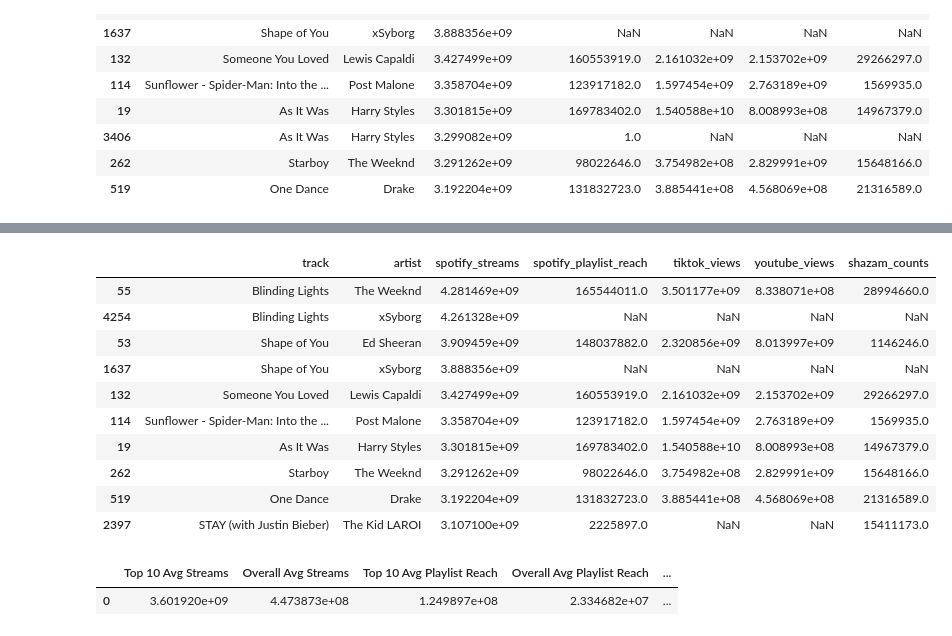
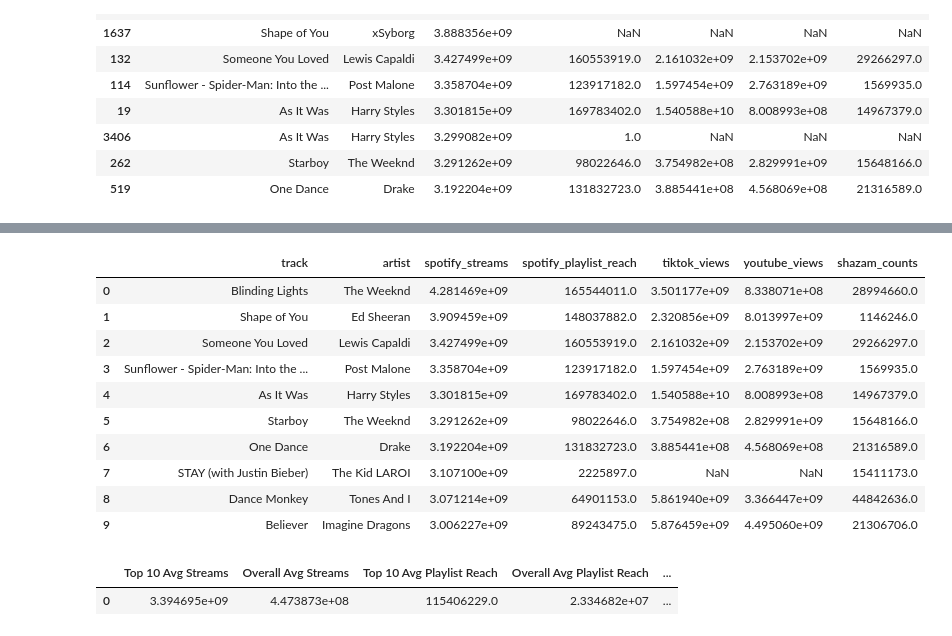
Before and after one commit to iliasprev/spotify-music-popularity-analysis, a Jupyter notebook: notebooks/02_spotify_eda.ipynb, the cells around one changed output, grey strips where cells are left out. Cells and saved outputs as stored; diff of their text form; code cells hidden in the pictures.

```diff
--- a/notebooks/02_spotify_eda.ipynb
+++ b/notebooks/02_spotify_eda.ipynb
@@ -206,42 +282,38 @@ top_10[[
 # %%
-df_unique = df.sort_values("spotify_streams", ascending=False) \
-              .drop_duplicates(subset=["track", "artist"])
+df_unique_track = (
+    df.sort_values("spotify_streams", ascending=False)
+      .drop_duplicates(subset=["track"])   # only track
+      .reset_index(drop=True)
+)
 
-top_10_unique = df_unique.head(10)
-
-top_10_unique[[
-    "track",
-    "artist",
-    "spotify_streams",
-    "spotify_playlist_reach",
-    "tiktok_views",
-    "youtube_views",
-    "shazam_counts"
+df_unique_track.head(10)[[
+    "track","artist","spotify_streams",
+    "spotify_playlist_reach","tiktok_views","youtube_views","shazam_counts"
 ]]
 # %% [output]
 |  | track | artist | spotify_streams | spotify_playlist_reach | tiktok_views | youtube_views | shazam_counts |
-| 55 | Blinding Lights | The Weeknd | 4.281469e+09 | 165544011.0 | 3.501177e+09 | 8.338071e+08 | 28994660.0 |
-| 4254 | Blinding Lights | xSyborg | 4.261328e+09 | NaN | NaN | NaN | NaN |
-| 53 | Shape of You | Ed Sheeran | 3.909459e+09 | 148037882.0 | 2.320856e+09 | 8.013997e+09 | 1146246.0 |
-| 1637 | Shape of You | xSyborg | 3.888356e+09 | NaN | NaN | NaN | NaN |
-| 132 | Someone You Loved | Lewis Capaldi | 3.427499e+09 | 160553919.0 | 2.161032e+09 | 2.153702e+09 | 29266297.0 |
-| 114 | Sunflower - Spider-Man: Into the ... | Post Malone | 3.358704e+09 | 123917182.0 | 1.597454e+09 | 2.763189e+09 | 1569935.0 |
-| 19 | As It Was | Harry Styles | 3.301815e+09 | 169783402.0 | 1.540588e+10 | 8.008993e+08 | 14967379.0 |
-| 262 | Starboy | The Weeknd | 3.291262e+09 | 98022646.0 | 3.754982e+08 | 2.829991e+09 | 15648166.0 |
-| 519 | One Dance | Drake | 3.192204e+09 | 131832723.0 | 3.885441e+08 | 4.568069e+08 | 21316589.0 |
-| 2397 | STAY (with Justin Bieber) | The Kid LAROI | 3.107100e+09 | 2225897.0 | NaN | NaN | 15411173.0 |
+| 0 | Blinding Lights | The Weeknd | 4.281469e+09 | 165544011.0 | 3.501177e+09 | 8.338071e+08 | 28994660.0 |
+| 1 | Shape of You | Ed Sheeran | 3.909459e+09 | 148037882.0 | 2.320856e+09 | 8.013997e+09 | 1146246.0 |
+| 2 | Someone You Loved | Lewis Capaldi | 3.427499e+09 | 160553919.0 | 2.161032e+09 | 2.153702e+09 | 29266297.0 |
+| 3 | Sunflower - Spider-Man: Into the ... | Post Malone | 3.358704e+09 | 123917182.0 | 1.597454e+09 | 2.763189e+09 | 1569935.0 |
+| 4 | As It Was | Harry Styles | 3.301815e+09 | 169783402.0 | 1.540588e+10 | 8.008993e+08 | 14967379.0 |
+| 5 | Starboy | The Weeknd | 3.291262e+09 | 98022646.0 | 3.754982e+08 | 2.829991e+09 | 15648166.0 |
+| 6 | One Dance | Drake | 3.192204e+09 | 131832723.0 | 3.885441e+08 | 4.568069e+08 | 21316589.0 |
+| 7 | STAY (with Justin Bieber) | The Kid LAROI | 3.107100e+09 | 2225897.0 | NaN | NaN | 15411173.0 |
+| 8 | Dance Monkey | Tones And I | 3.071214e+09 | 64901153.0 | 5.861940e+09 | 3.366447e+09 | 44842636.0 |
+| 9 | Believer | Imagine Dragons | 3.006227e+09 | 89243475.0 | 5.876459e+09 | 4.495060e+09 | 21306706.0 |
 # %%
 comparison = pd.DataFrame({
-    "Top 10 Avg Streams": [top_10_unique["spotify_streams"].mean()],
+    "Top 10 Avg Streams": [df_unique_track["spotify_streams"].head(10).mean()],
     "Overall Avg Streams": [df["spotify_streams"].mean()],
-    "Top 10 Avg Playlist Reach": [top_10_unique["spotify_playlist_reach"].mean()],
+    "Top 10 Avg Playlist Reach": [df_unique_track["spotify_playlist_reach"].head(10).mean()],
     "Overall Avg Playlist Reach": [df["spotify_playlist_reach"].mean()],
-    "Top 10 Avg TikTok Views": [top_10_unique["tiktok_views"].mean()],
+    "Top 10 Avg TikTok Views": [df_unique_track["tiktok_views"].head(10).mean()],
     "Overall Avg TikTok Views": [df["tiktok_views"].mean()]
 })
 
 comparison
 # %% [output]
 |  | Top 10 Avg Streams | Overall Avg Streams | Top 10 Avg Playlist Reach | Overall Avg Playlist Reach | ... |
-| 0 | 3.601920e+09 | 4.473873e+08 | 1.249897e+08 | 2.334682e+07 | ... |
+| 0 | 3.394695e+09 | 4.473873e+08 | 115406229.0 | 2.334682e+07 | ... |
 # %% [markdown]
```
Also changed, not shown: parts of 5 cells of this notebook, 4 other files.
